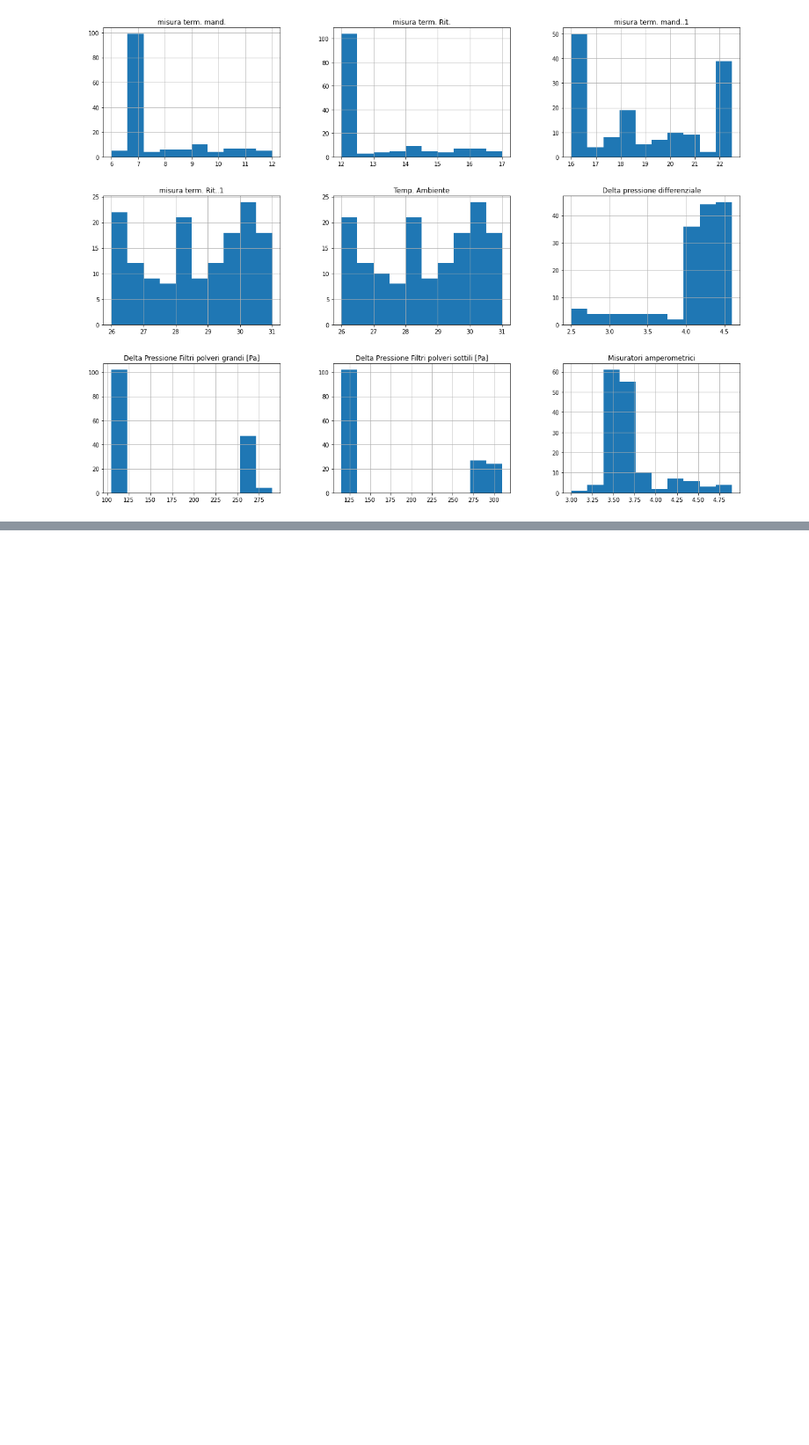
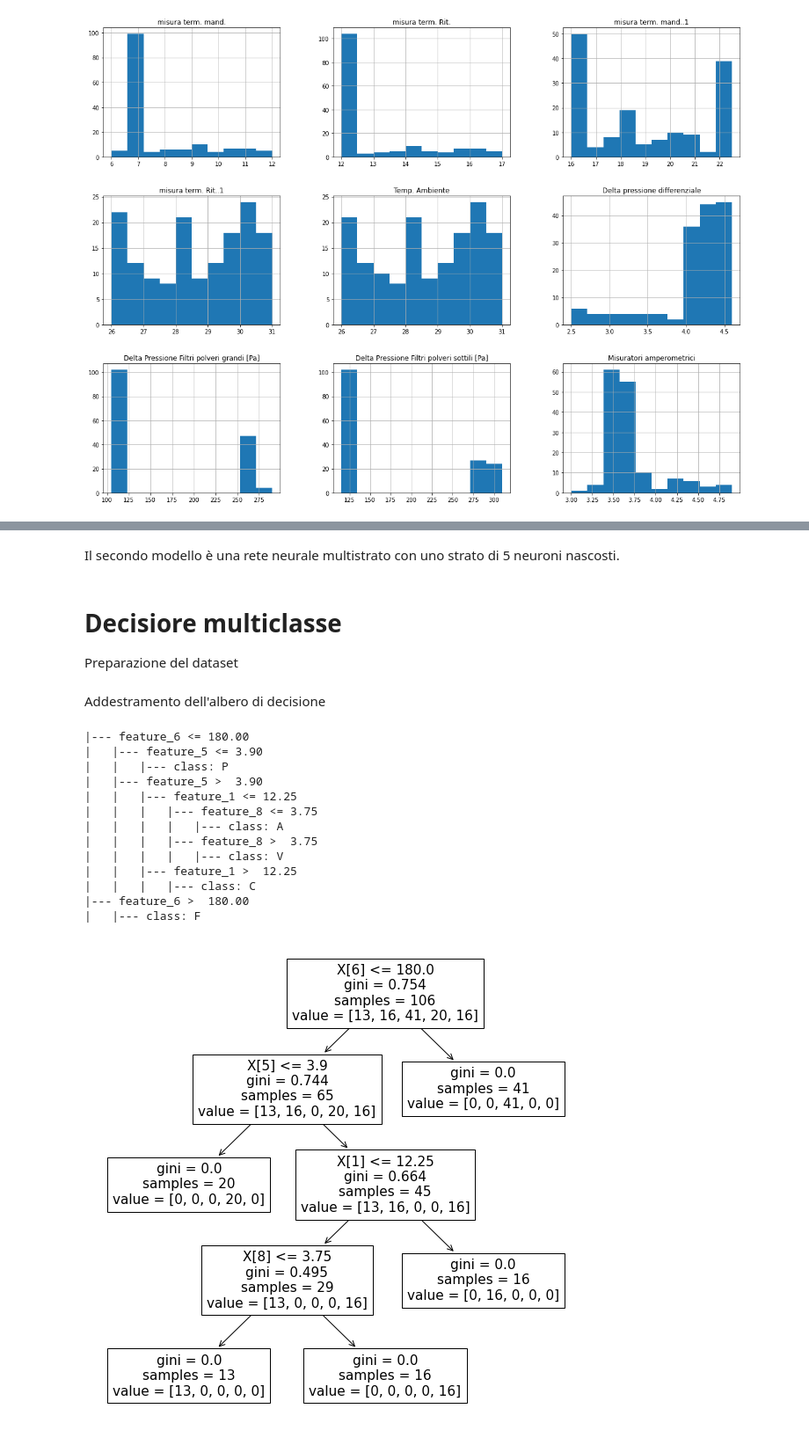
Before and after one commit to leptoquark/MapStore, a Jupyter notebook: frasal.ipynb, the cells around one changed output, grey strips where cells are left out. Shown at 88% size. Drawn from its saved outputs; the diff is of its cells as text; code cells hidden in the pictures; blank space fills up the shorter version.

```diff
--- a/frasal.ipynb
+++ b/frasal.ipynb
@@ -146,0 +192,2 @@ print(text_representation)
+# %% [markdown]
+Il secondo modello è una rete neurale multistrato con uno strato di 5 neuroni nascosti.
@@ -147,2 +223,43 @@ print(text_representation)
+# %% [markdown]
+# Decisiore multiclasse
+
+Preparazione del dataset
+# %%
+data_01 = train_set.drop(train_set[train_set.Classe=='N'].index)
+training_data = data_01.drop("Classe",axis=1)
+training_data = training_data.drop("Classe N/P",axis=1)
+training_data = training_data.values
+training_label = data_01["Classe"].copy()
+
+tdata_01 = test_set.drop(test_set[test_set.Classe=='N'].index)
+test_data = tdata_01.drop("Classe",axis=1)
+test_data = test_data.drop("Classe N/P",axis=1)
+test_data = test_data.values
+test_label = tdata_01["Classe"].copy()
+# %% [markdown]
+Addestramento dell'albero di decisione
+# %%
+tree_clf = tree.DecisionTreeClassifier()
+tree_clf = tree_clf.fit(training_data, training_label)
+
+text_representation = tree.export_text(tree_clf)
+print(text_representation)
+fig = plt.figure(figsize=(10,10))
+_ = tree.plot_tree(tree_clf)
+# %% [output]
+|--- feature_6 <= 180.00
+|   |--- feature_5 <= 3.90
+|   |   |--- class: P
+|   |--- feature_5 >  3.90
+|   |   |--- feature_1 <= 12.25
+|   |   |   |--- feature_8 <= 3.75
+|   |   |   |   |--- class: A
+|   |   |   |--- feature_8 >  3.75
+|   |   |   |   |--- class: V
+|   |   |--- feature_1 >  12.25
+|   |   |   |--- class: C
+|--- feature_6 >  180.00
+|   |--- class: F
+[figure, added]
 # %%
 from sklearn.neural_network import MLPClassifier
```
Also changed, not shown: parts of 36 cells of this notebook.
